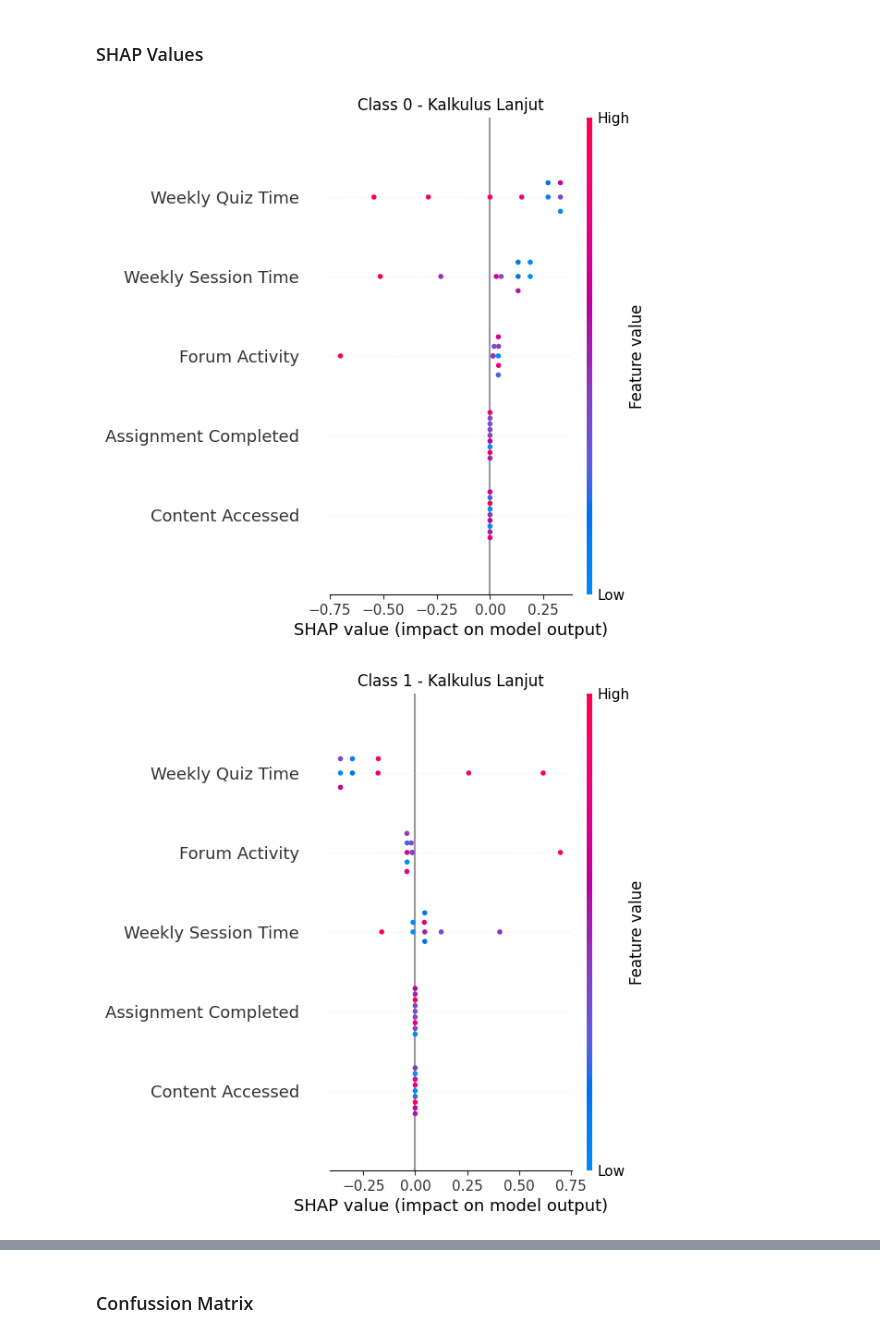
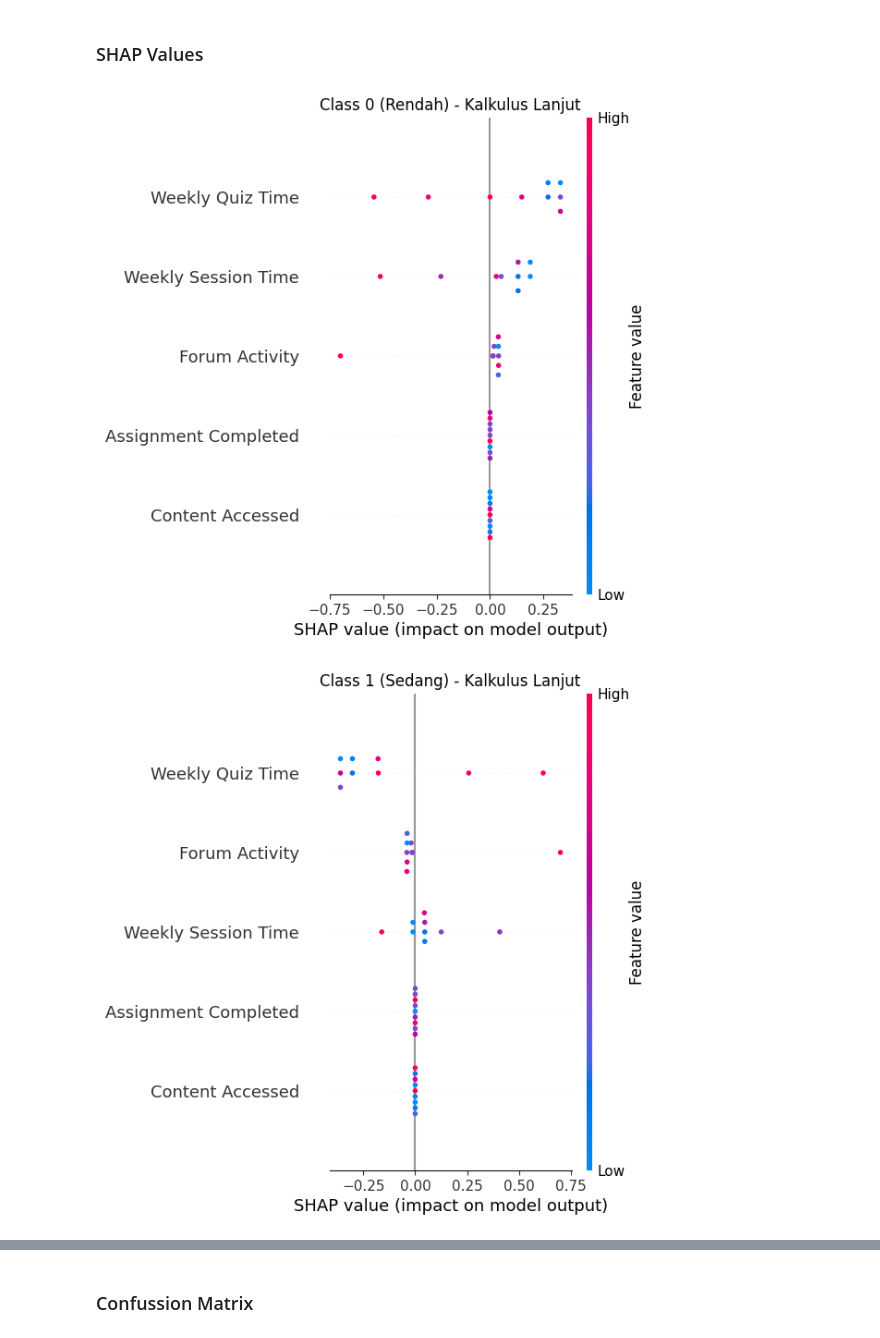
Before and after one commit to fahriorafly/MotivationLevel, a Jupyter notebook: MotivationLevel-KALKULUSLANJUT-F.ipynb, the cells around one changed output, grey strips where cells are left out. Cells and saved outputs as stored; diff of their text form; code cells hidden in the pictures.

```diff
--- a/MotivationLevel-KALKULUSLANJUT-F.ipynb
+++ b/MotivationLevel-KALKULUSLANJUT-F.ipynb
@@ -552,7 +529,8 @@ weekly_content_pivot["total_content_weekly"] = (
 # Hitung rata-rata content accessed per week untuk setiap user
 mean_content_accessed_per_week = (
     weekly_content_pivot.groupby("User ID")["total_content_weekly"]
-    .mean()
+    .sum()  # Jumlahkan total konten yang diakses selama periode 16 minggu
+    .divide(16)  # Bagi dengan 16 minggu
     .rename("mean_content_accessed_per_week")
 )
 
@@ -1510,35 +1492,35 @@ plt.show()
 import shap
 import matplotlib.pyplot as plt
 
 # Compute SHAP values for the trained decision tree
 explainer = shap.TreeExplainer(dt)
 shap_values = explainer.shap_values(X_test)
 
 selected_features = ["Content Accessed", "Forum Activity", "Assignment Completed",
                      "Weekly Quiz Time", "Weekly Session Time"]
 
 X_test_selected = X_test[selected_features]
 
 # Dapatkan indeks fitur terpilih sesuai urutan di X_test.columns
 selected_idx = [X_test.columns.get_loc(f) for f in selected_features]
 
 # Subset shap_values untuk fitur tersebut
 shap_values_selected_0 = shap_values[:, selected_idx, 0]
 shap_values_selected_1 = shap_values[:, selected_idx, 1]
 shap_values_selected_2 = shap_values[:, selected_idx, 2]
 
 # Plot - tambah plot_size
 shap.summary_plot(shap_values_selected_0, X_test_selected, show=False, plot_size=(6,6))
-plt.title("Class 0 - Kalkulus Lanjut")
+plt.title("Class 0 (Rendah) - Kalkulus Lanjut")
 plt.show()
 
 shap.summary_plot(shap_values_selected_1, X_test_selected, show=False, plot_size=(6,6))
-plt.title("Class 1 - Kalkulus Lanjut")
+plt.title("Class 1 (Sedang) - Kalkulus Lanjut")
 plt.show()
 
 shap.summary_plot(shap_values_selected_2, X_test_selected, show=False, plot_size=(6,6))
-plt.title("Class 2 - Kalkulus Lanjut")
+plt.title("Class 2 (Tinggi) - Kalkulus Lanjut")
 plt.show()
 # %% [output]
-[figure, old version]
+[figure, new version]
-[figure, old version]
+[figure, new version]
```
Also changed, not shown: parts of 13 cells of this notebook, 1 other file.
